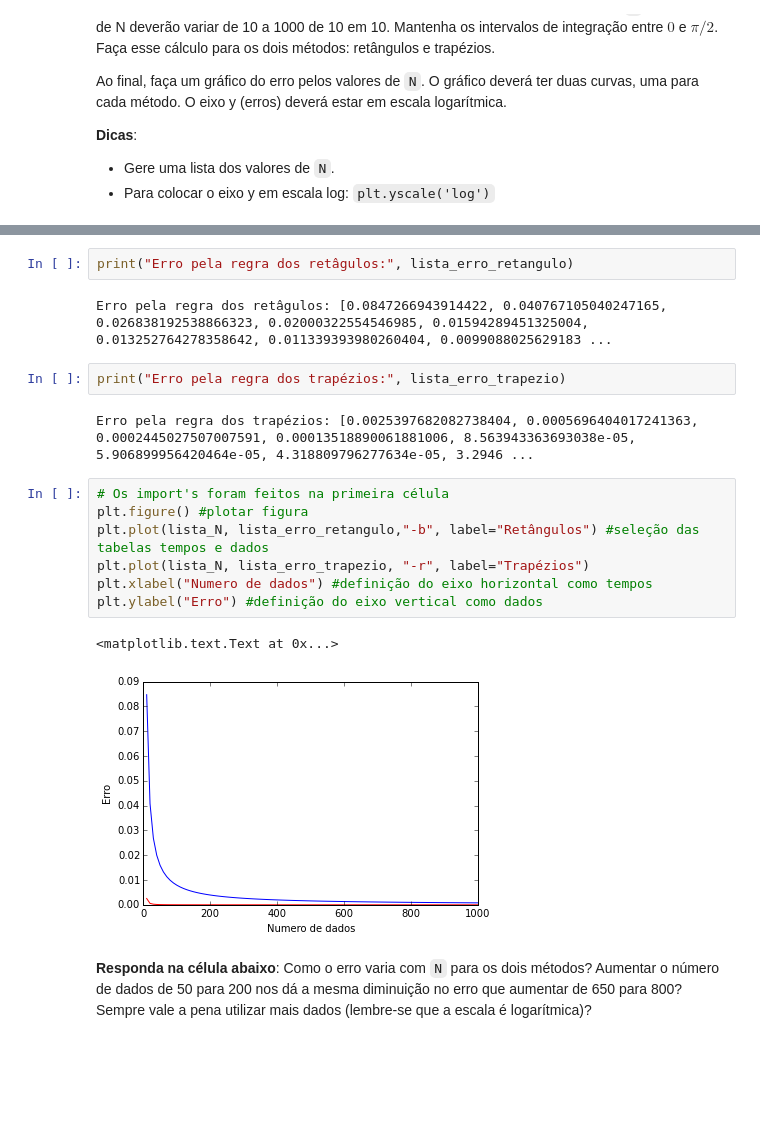
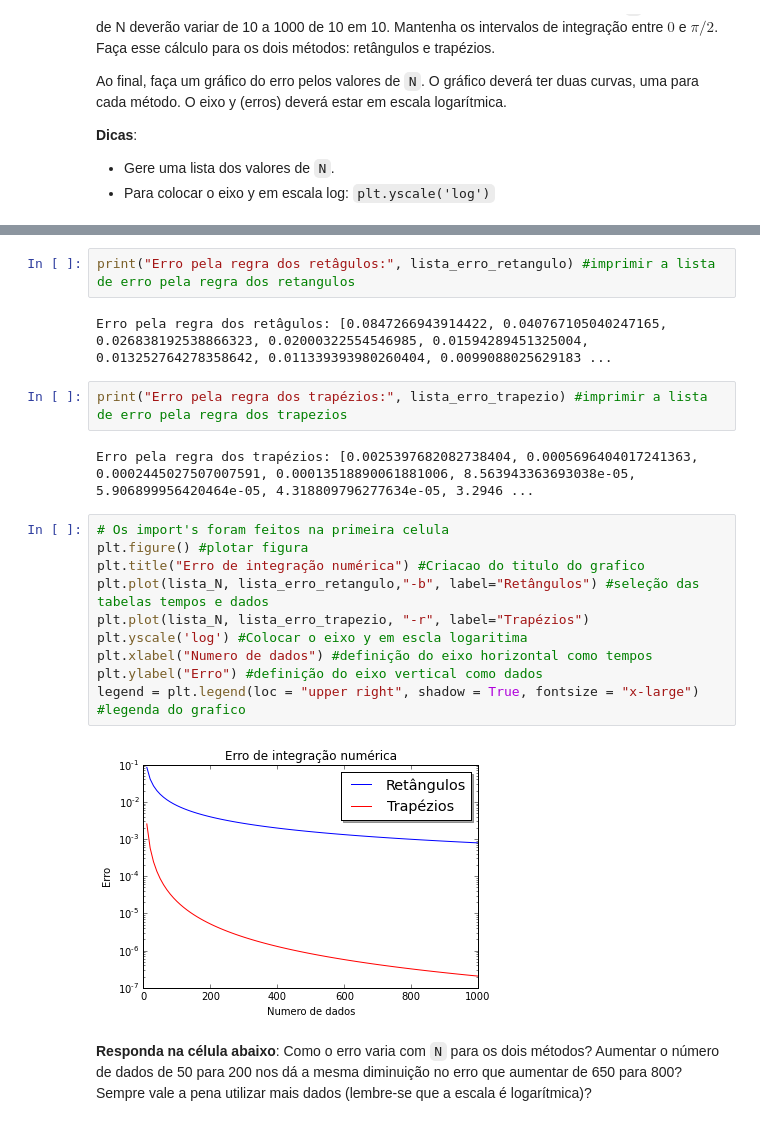
Before and after one commit to mat-esp-2015/integracao-r-d-l, a Jupyter notebook: tarefa-integracao.ipynb, the cells around one changed output, grey strips where cells are left out. Drawn from its saved outputs; the diff is of its cells as text; blank space fills up the shorter version.

```diff
--- a/tarefa-integracao.ipynb
+++ b/tarefa-integracao.ipynb
@@ -258,20 +261,22 @@ for N in N_s:
 # %%
-print("Erro pela regra dos retâgulos:", lista_erro_retangulo)
+print("Erro pela regra dos retâgulos:", lista_erro_retangulo) #imprimir a lista de erro pela regra dos retangulos
 # %% [output]
 Erro pela regra dos retâgulos: [0.0847266943914422, 0.040767105040247165, 0.026838192538866323, 0.02000322554546985, 0.01594289451325004, 0.013252764278358642, 0.011339393980260404, 0.0099088025629183 ...
 # %%
-print("Erro pela regra dos trapézios:", lista_erro_trapezio)
+print("Erro pela regra dos trapézios:", lista_erro_trapezio) #imprimir a lista de erro pela regra dos trapezios
 # %% [output]
 Erro pela regra dos trapézios: [0.0025397682082738404, 0.0005696404017241363, 0.0002445027507007591, 0.00013518890061881006, 8.563943363693038e-05, 5.906899956420464e-05, 4.318809796277634e-05, 3.2946 ...
 # %%
-# Os import's foram feitos na primeira célula
+# Os import's foram feitos na primeira celula
 plt.figure() #plotar figura
+plt.title("Erro de integração numérica") #Criacao do titulo do grafico
 plt.plot(lista_N, lista_erro_retangulo,"-b", label="Retângulos") #seleção das tabelas tempos e dados
 plt.plot(lista_N, lista_erro_trapezio, "-r", label="Trapézios")
+plt.yscale('log') #Colocar o eixo y em escla logaritima
 plt.xlabel("Numero de dados") #definição do eixo horizontal como tempos
 plt.ylabel("Erro") #definição do eixo vertical como dados
+legend = plt.legend(loc = "upper right", shadow = True, fontsize = "x-large") #legenda do grafico
 # %% [output]
-<matplotlib.text.Text at 0x...>
-[figure, old version]
+[figure, new version]
 # %% [markdown]
 **Responda na célula abaixo**: Como o erro varia com `N` para os dois métodos? Aumentar o número de dados de 50 para 200 nos dá a mesma diminuição no erro que aumentar de 650 para 800? Sempre vale a pena utilizar mais dados (lembre-se que a escala é logarítmica)?
```
Also changed, not shown: parts of 4 cells of this notebook.
